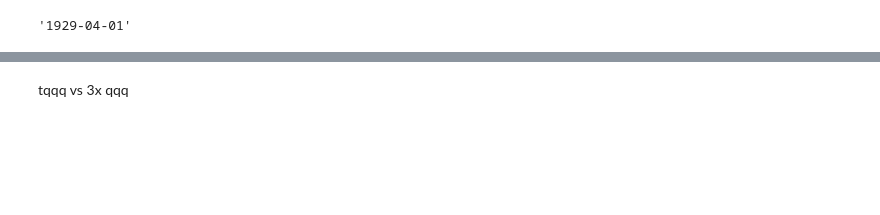
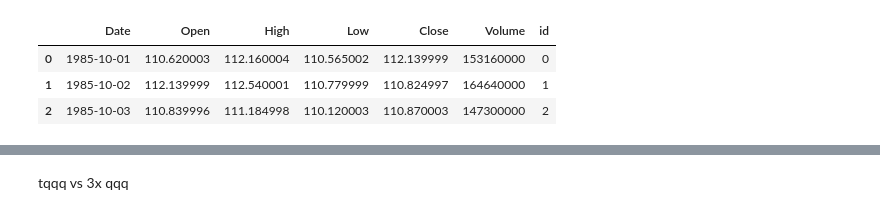
Before and after one commit to jingyanwang/nasdaq_100_3x_leverage_simulation, a Jupyter notebook: nasdaq_100_3x_simulation.ipynb, the cells around one changed output, grey strips where cells are left out. Drawn from its saved outputs; the diff is of its cells as text; code cells hidden in the pictures; blank space fills up the shorter version.

```diff
--- a/nasdaq_100_3x_simulation.ipynb
+++ b/nasdaq_100_3x_simulation.ipynb
@@ -20,61 +16,0 @@ leverage_ratio = 3
-# %%
-month_mapping = {
-    "Jun":6,
-    "May":5,
-    "Apr":4,
-    "Mar":3,
-    "Feb":2,
-    "Jan":1,
-    "Dec":12,
-    "Nov":11,
-    "Oct":10,
-    "Sep":9,
-    "Aug":8,
-    "Jul":7,
-    }
-
-def date_normalize(date):
-    try:
-        result = re.search(r'(?P<m>\d+)\/(?P<d>\d+)\/(?P<y>\d+)', date).groupdict()
-        output = '%04d-%02d-%02d'%(
-            int(result['y']),
-            int(result['m']),
-            int(result['d']),
-            )
-        return output
-    except:
-        pass
-    try:
-        parsing_result = re.search(r'(?P<m>[A-z]{3}) (?P<d>\d{2}) (?P<y>\d{4})', date).groupdict()
-        parsing_result['m'] = month_mapping[parsing_result['m']]
-        parsing_result['m'] = '%02d'%(parsing_result['m'])
-        return('%s-%s-%s'%(
-            parsing_result['y'],
-            parsing_result['m'],
-            parsing_result['d'],
-            ))
-    except:
-        pass
-    try:
-        parsing_result = re.search(r'(?P<m>[A-z]{3}) (?P<d>\d{2}), (?P<y>\d{4})', date).groupdict()
-        parsing_result['m'] = month_mapping[parsing_result['m']]
-        parsing_result['m'] = '%02d'%(parsing_result['m'])
-        return('%s-%s-%s'%(
-            parsing_result['y'],
-            parsing_result['m'],
-            parsing_result['d'],
-            ))
-    except:
-        pass
-    return date
-
-
-date = '9/17/2015'
-date = 'Jun 14 2022'
-date = 'Apr 01, 1929'
-
-date_normalize(
-    date,
-    )
-# %% [output]
-'1929-04-01'
@@ -102,3 +26,10 @@ qqq['id'] = qqq.index
+# %%
+qqq.head(3)
+# %% [output]
+|  | Date | Open | High | Low | Close | Volume | id |
+| 0 | 1985-10-01 | 110.620003 | 112.160004 | 110.565002 | 112.139999 | 153160000 | 0 |
+| 1 | 1985-10-02 | 112.139999 | 112.540001 | 110.779999 | 110.824997 | 164640000 | 1 |
+| 2 | 1985-10-03 | 110.839996 | 111.184998 | 110.120003 | 110.870003 | 147300000 | 2 |
 # %%
 qqq = pysqldf(u"""
     select qqq.*,
```
Also changed, not shown: parts of 23 cells of this notebook, 2 other files.
